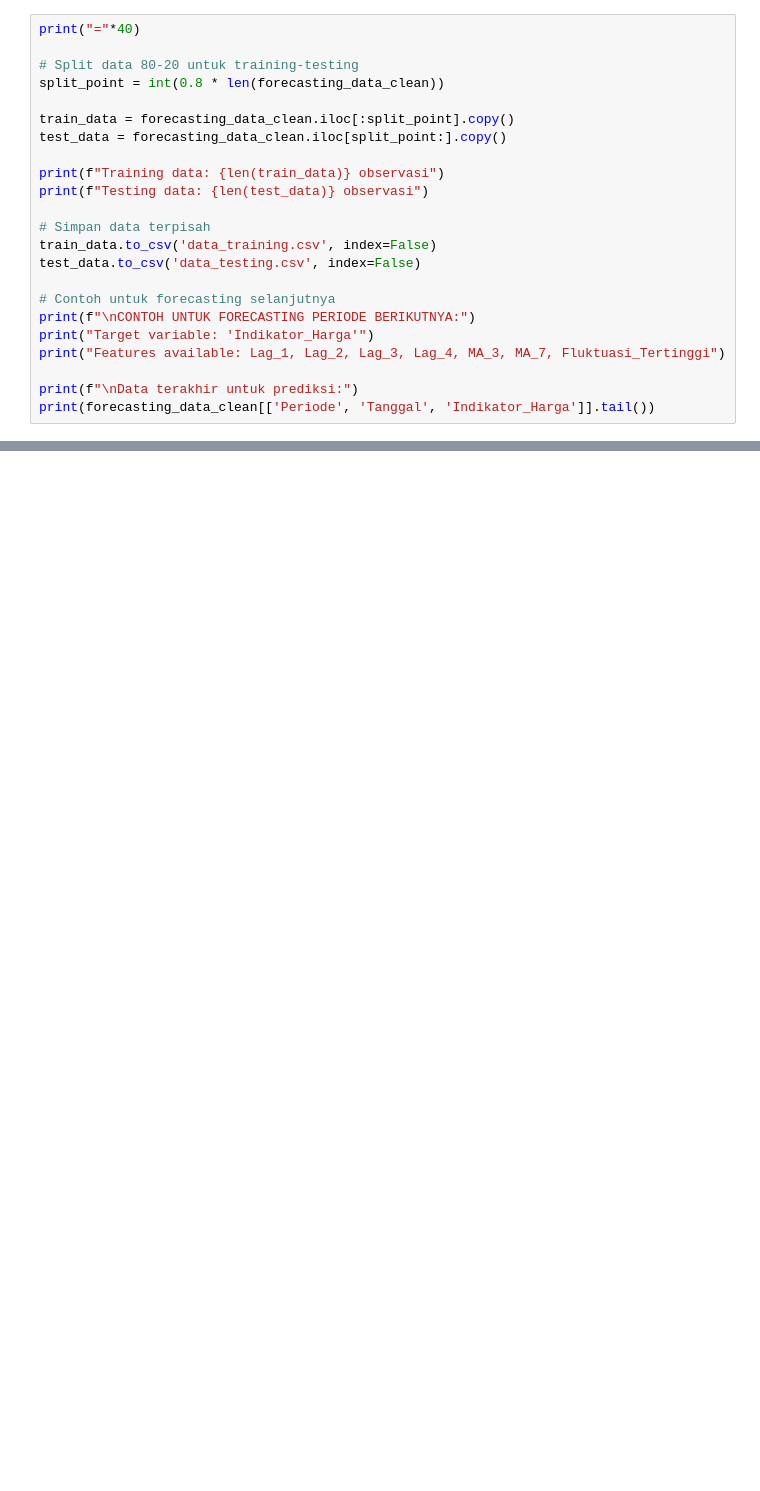
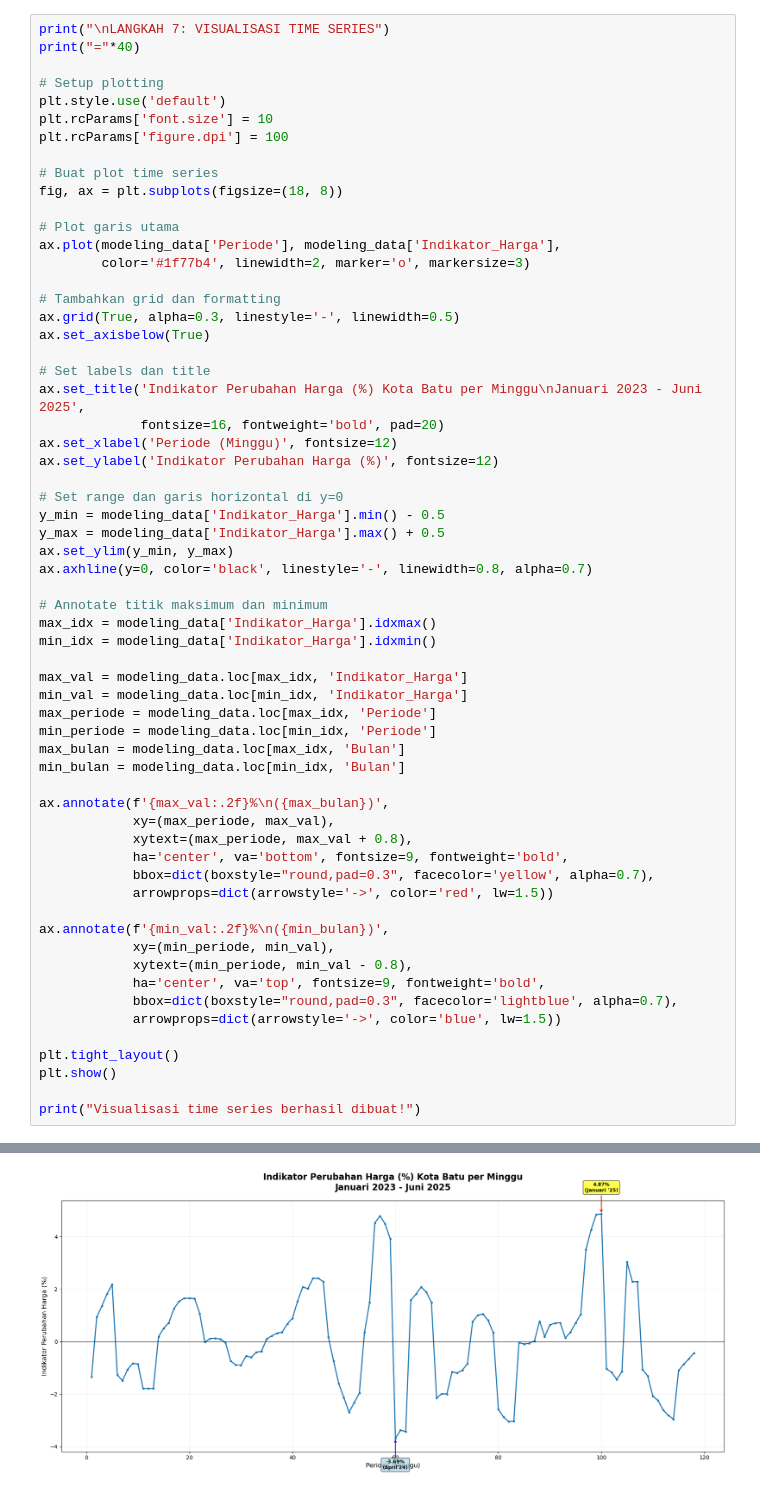
Before and after one commit to peder24/pkl_bps_batu, a Jupyter notebook: prepare_data.ipynb, the cells around one changed output, grey strips where cells are left out. Cells and saved outputs as stored; diff of their text form; blank space fills up the shorter version.

```diff
--- a/prepare_data.ipynb
+++ b/prepare_data.ipynb
@@ -254,24 +170,62 @@ Dataset siap untuk forecasting dengan ARIMA, LSTM, atau ML models!
 # %%
+print("\nLANGKAH 7: VISUALISASI TIME SERIES")
 print("="*40)
 
-# Split data 80-20 untuk training-testing
-split_point = int(0.8 * len(forecasting_data_clean))
+# Setup plotting
+plt.style.use('default')
+plt.rcParams['font.size'] = 10
+plt.rcParams['figure.dpi'] = 100
 
-train_data = forecasting_data_clean.iloc[:split_point].copy()
-test_data = forecasting_data_clean.iloc[split_point:].copy()
+# Buat plot time series
+fig, ax = plt.subplots(figsize=(18, 8))
 
-print(f"Training data: {len(train_data)} observasi")
-print(f"Testing data: {len(test_data)} observasi")
+# Plot garis utama
+ax.plot(modeling_data['Periode'], modeling_data['Indikator_Harga'],
+        color='#1f77b4', linewidth=2, marker='o', markersize=3)
 
-# Simpan data terpisah
-train_data.to_csv('data_training.csv', index=False)
-test_data.to_csv('data_testing.csv', index=False)
+# Tambahkan grid dan formatting
+ax.grid(True, alpha=0.3, linestyle='-', linewidth=0.5)
+ax.set_axisbelow(True)
 
-# Contoh untuk forecasting selanjutnya
-print(f"\nCONTOH UNTUK FORECASTING PERIODE BERIKUTNYA:")
-print("Target variable: 'Indikator_Harga'")
-print("Features available: Lag_1, Lag_2, Lag_3, Lag_4, MA_3, MA_7, Fluktuasi_Tertinggi")
+# Set labels dan title
+ax.set_title('Indikator Perubahan Harga (%) Kota Batu per Minggu\nJanuari 2023 - Juni 2025',
+             fontsize=16, fontweight='bold', pad=20)
+ax.set_xlabel('Periode (Minggu)', fontsize=12)
+ax.set_ylabel('Indikator Perubahan Harga (%)', fontsize=12)
 
-print(f"\nData terakhir untuk prediksi:")
-print(forecasting_data_clean[['Periode', 'Tanggal', 'Indikator_Harga']].tail())
+# Set range dan garis horizontal di y=0
+y_min = modeling_data['Indikator_Harga'].min() - 0.5
+y_max = modeling_data['Indikator_Harga'].max() + 0.5
+ax.set_ylim(y_min, y_max)
+ax.axhline(y=0, color='black', linestyle='-', linewidth=0.8, alpha=0.7)
+
+# Annotate titik maksimum dan minimum
+max_idx = modeling_data['Indikator_Harga'].idxmax()
+min_idx = modeling_data['Indikator_Harga'].idxmin()
+
+max_val = modeling_data.loc[max_idx, 'Indikator_Harga']
+min_val = modeling_data.loc[min_idx, 'Indikator_Harga']
+max_periode = modeling_data.loc[max_idx, 'Periode']
+min_periode = modeling_data.loc[min_idx, 'Periode']
+max_bulan = modeling_data.loc[max_idx, 'Bulan']
+min_bulan = modeling_data.loc[min_idx, 'Bulan']
+
+ax.annotate(f'{max_val:.2f}%\n({max_bulan})',
+            xy=(max_periode, max_val),
+            xytext=(max_periode, max_val + 0.8),
+            ha='center', va='bottom', fontsize=9, fontweight='bold',
+            bbox=dict(boxstyle="round,pad=0.3", facecolor='yellow', alpha=0.7),
+            arrowprops=dict(arrowstyle='->', color='red', lw=1.5))
+
+ax.annotate(f'{min_val:.2f}%\n({min_bulan})',
+            xy=(min_periode, min_val),
+            xytext=(min_periode, min_val - 0.8),
+            ha='center', va='top', fontsize=9, fontweight='bold',
+            bbox=dict(boxstyle="round,pad=0.3", facecolor='lightblue', alpha=0.7),
+            arrowprops=dict(arrowstyle='->', color='blue', lw=1.5))
+
+plt.tight_layout()
+plt.show()
+
+print("Visualisasi time series berhasil dibuat!")
 # %% [output]
@@ -292,0 +234 @@ Data terakhir untuk prediksi:
+[figure, added]
```
Also changed, not shown: parts of 25 cells of this notebook, 11 other files.
